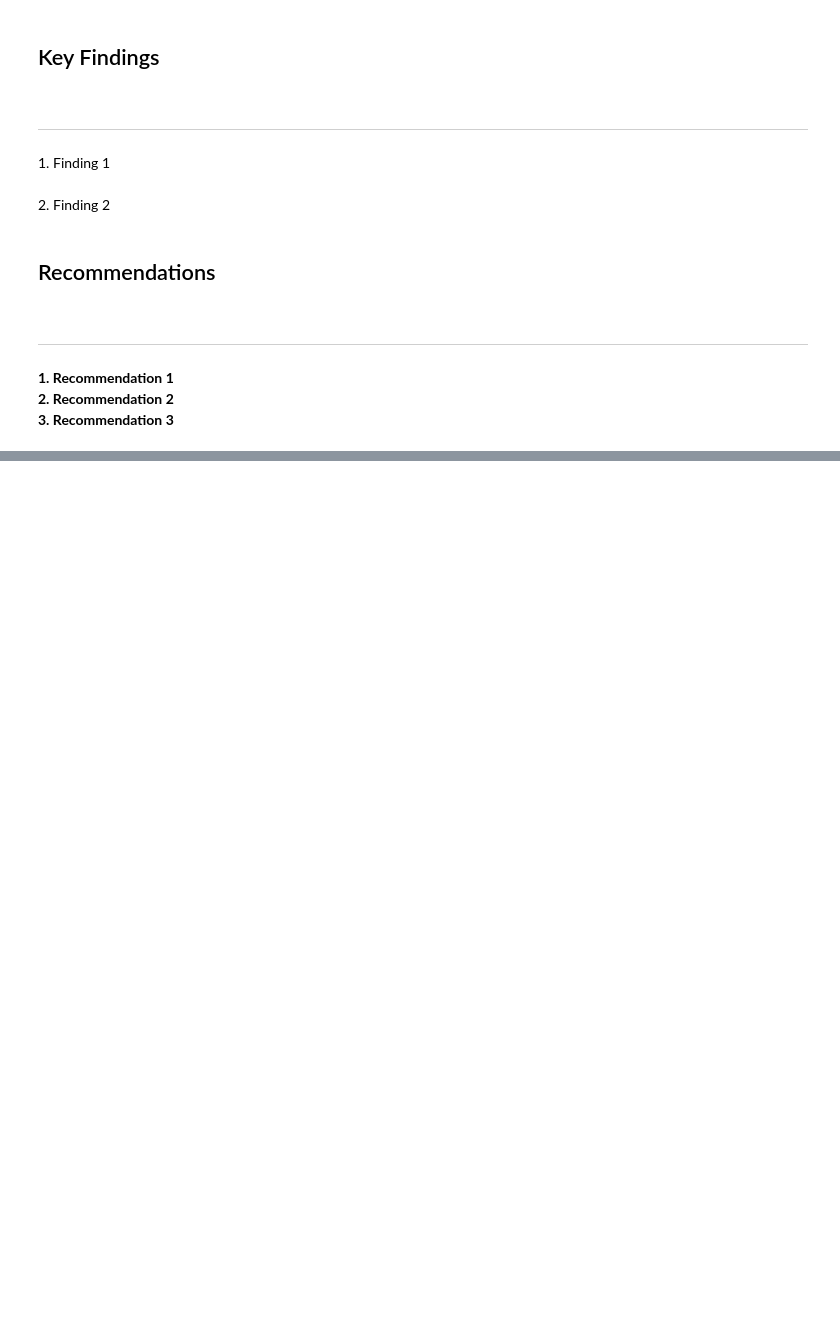
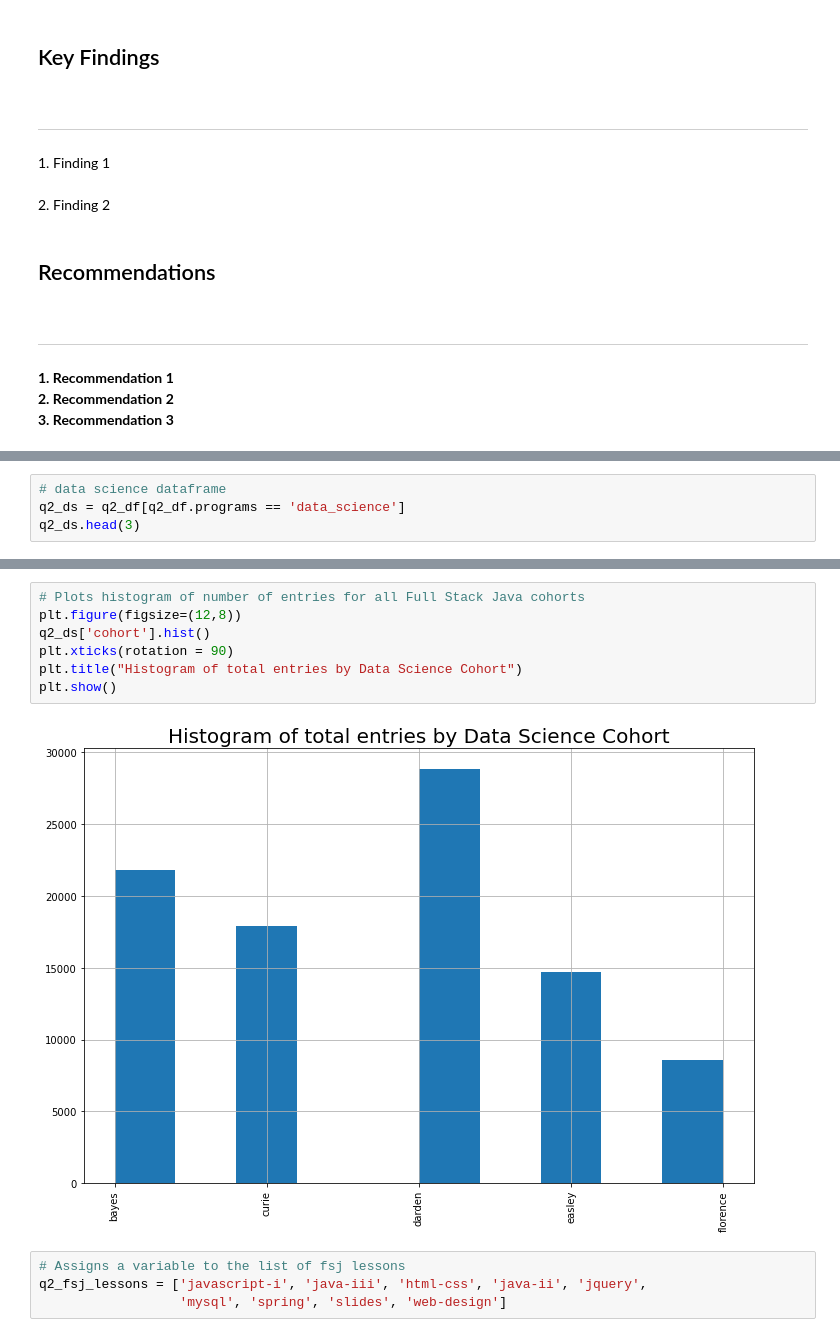
Before and after one commit to bowen-lindsey-shiben-turner/anamoly-detection, a Jupyter notebook: group_final_notebook-checkpoint.ipynb, the cells around one changed output, grey strips where cells are left out. Saved outputs shown, nothing was run; the diff lists cells and outputs as text; blank space fills up the shorter version.

```diff
--- a/group_final_notebook-checkpoint.ipynb
+++ b/group_final_notebook-checkpoint.ipynb
@@ -643,0 +822,4 @@ Front end programming sample size is `too small` to properly define as having a
+# %%
+# data science dataframe
+q2_ds = q2_df[q2_df.programs == 'data_science']
+q2_ds.head(3)
@@ -643,0 +925,13 @@ Front end programming sample size is `too small` to properly define as having a
+# %%
+# Plots histogram of number of entries for all Full Stack Java cohorts
+plt.figure(figsize=(12,8))
+q2_ds['cohort'].hist()
+plt.xticks(rotation = 90)
+plt.title("Histogram of total entries by Data Science Cohort")
+plt.show()
+# %% [output]
+[figure, added]
+# %%
+# Assigns a variable to the list of fsj lessons
+q2_fsj_lessons = ['javascript-i', 'java-iii', 'html-css', 'java-ii', 'jquery',
+                  'mysql', 'spring', 'slides', 'web-design']
```
Also changed, not shown: parts of 173 cells of this notebook, 2 other files.
